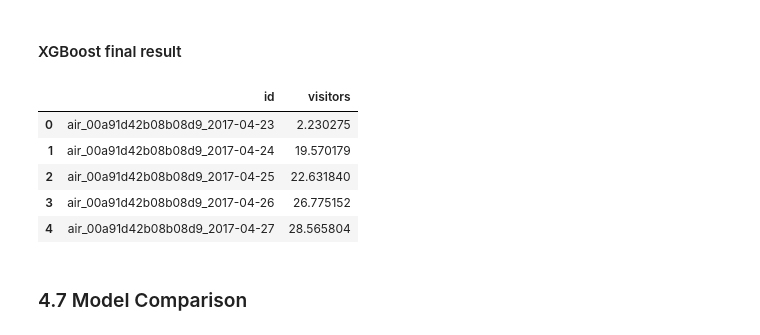
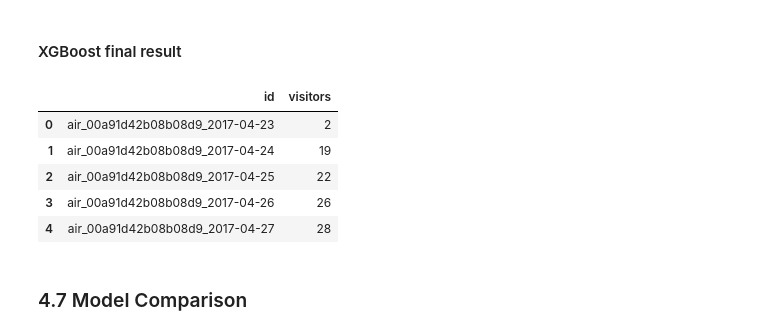
Before and after one commit to yiqingyang75/Kaggle-Restaurant-Visitor-Forecasting, a Jupyter notebook: py/Recruit Restaurant Visitor Forecasting.ipynb, the cells around one changed output. Saved outputs shown, nothing was run; the diff lists cells and outputs as text; code cells hidden in the pictures.

```diff
--- a/py/Recruit Restaurant Visitor Forecasting.ipynb
+++ b/py/Recruit Restaurant Visitor Forecasting.ipynb
@@ -709,6 +735,5 @@ Ytrain = train["visitors"]
 Xtest = test.drop(["id","visitors","air_store_id","visit_date","delta_7days","day_of_week","air_area_name"],axis=1)
 Xtest = Xtest.fillna(-1)
 # %%
-train_x, test_x, train_y, test_y = \
-train_test_split(Xtrain, Ytrain, random_state=1026, test_size=0.2)
+train_x, test_x, train_y, test_y = train_test_split(Xtrain, Ytrain, random_state=1026, test_size=0.2)
 # %% [markdown]
@@ -917,7 +948,7 @@ finish 4 round of random_forest, rmlse = 0.5309899640537721
 # %%
 forest, pred_y = random_forest(Xtrain,Ytrain,Xtest,**model_params)
 sample_submission["visitors"] = pred_y
-sample_submission["visitors"] = sample_submission["visitors"].apply(lambda x: 0 if x<0 else x)
+sample_submission["visitors"] = sample_submission["visitors"].apply(lambda x: 0 if x<0 else int(x))
 sample_submission.head()
 # %% [output]
 |  | id | visitors |
@@ -1037,17 +1066,26 @@ finish 4 round of xgb_model, rmlse = 0.5156263027321398
 # %% [markdown]
 #### XGBoost final result
 # %%
+xgb_params = {
+    'eta': 0.05,
+    'max_depth': 8,
+    'subsample': 0.7,
+    'colsample_bytree': 0.7,
+    'objective': 'reg:linear',
+    'eval_metric': 'rmse',
+    'silent': 1
+}
 xgboost_model,pred_y = xgb_model(Xtrain,Ytrain,Xtest,xgb_params,60)
 sample_submission["visitors"] = pred_y
-sample_submission["visitors"] = sample_submission["visitors"].apply(lambda x: 0 if x<0 else x)
+sample_submission["visitors"] = sample_submission["visitors"].apply(lambda x: 0 if x<0 else int(x))
 sample_submission.head()
 # %% [output]
 |  | id | visitors |
-| 0 | air_00a91d42b08b08d9_2017-04-23 | 2.230275 |
-| 1 | air_00a91d42b08b08d9_2017-04-24 | 19.570179 |
-| 2 | air_00a91d42b08b08d9_2017-04-25 | 22.631840 |
-| 3 | air_00a91d42b08b08d9_2017-04-26 | 26.775152 |
-| 4 | air_00a91d42b08b08d9_2017-04-27 | 28.565804 |
+| 0 | air_00a91d42b08b08d9_2017-04-23 | 2 |
+| 1 | air_00a91d42b08b08d9_2017-04-24 | 19 |
+| 2 | air_00a91d42b08b08d9_2017-04-25 | 22 |
+| 3 | air_00a91d42b08b08d9_2017-04-26 | 26 |
+| 4 | air_00a91d42b08b08d9_2017-04-27 | 28 |
 # %%
 sample_submission.to_csv("../output/xgb2.csv",index=False)
 # %% [markdown]
```
Also changed, not shown: parts of 27 cells of this notebook, 13 other files.
